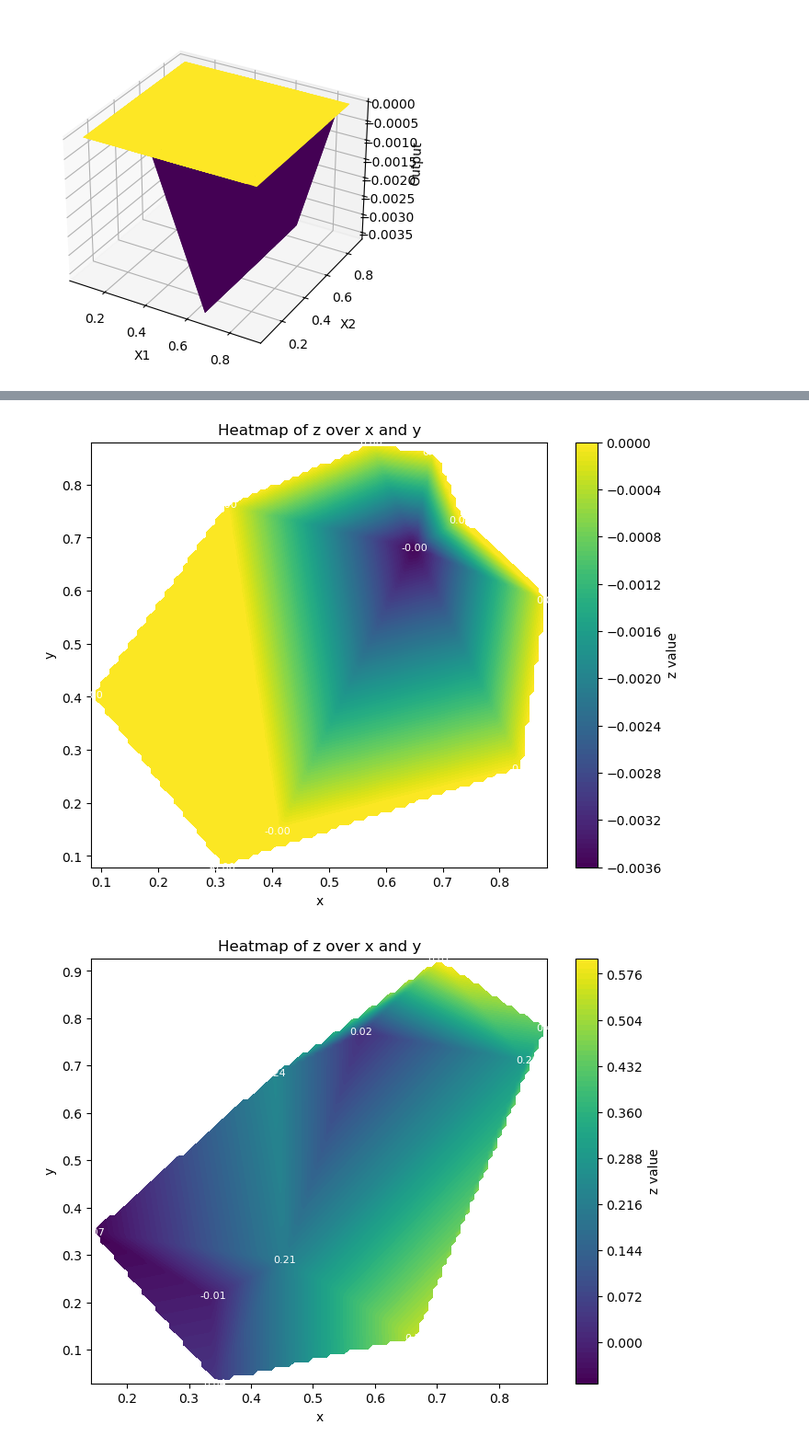
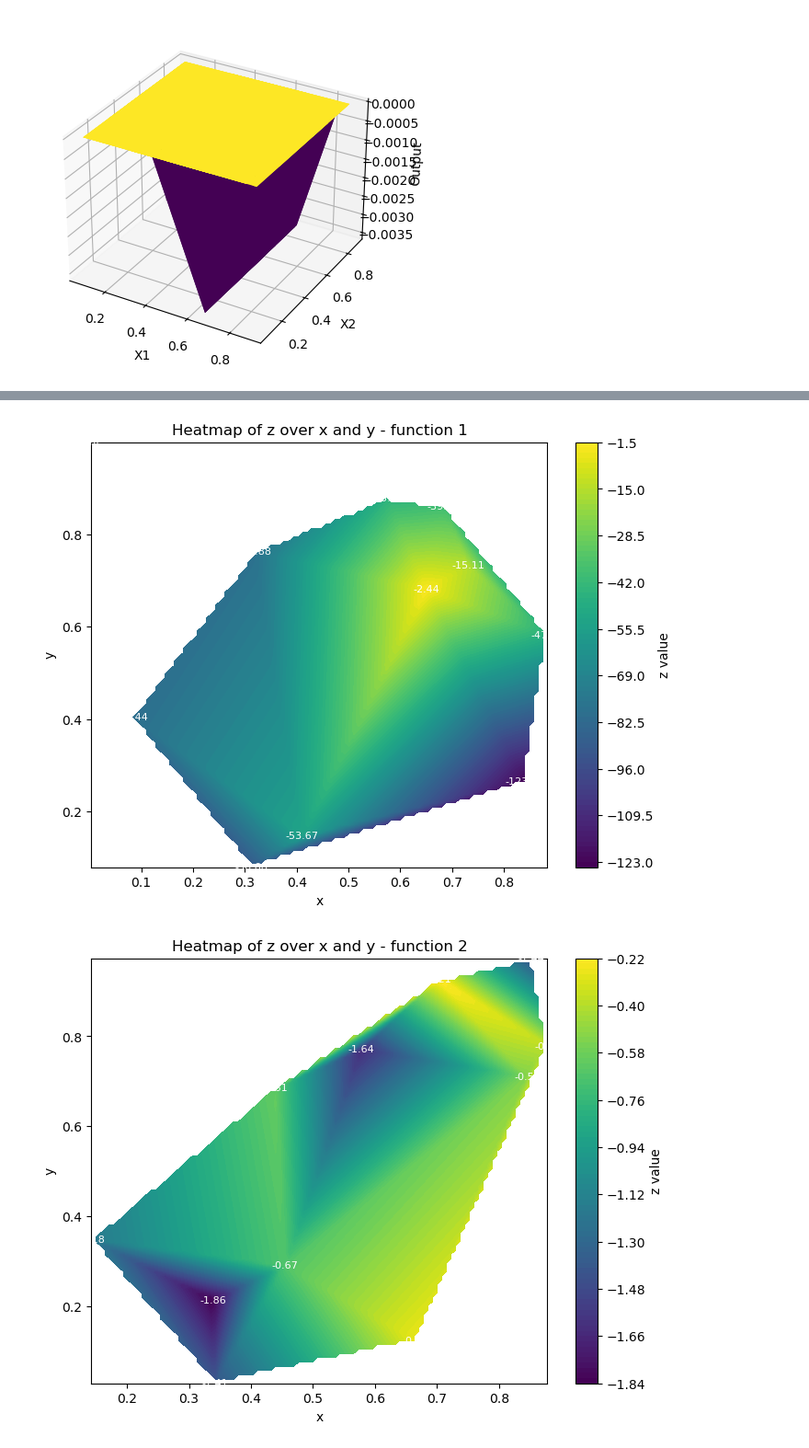
Before and after one commit to MBWestcott/MBBO, a Jupyter notebook: notebooks/0.01-mw-explore.ipynb, the cells around one changed output, grey strips where cells are left out. Shown: that part at 92% size. Cells and saved outputs as stored; diff of their text form; code cells hidden in the pictures.

```diff
--- a/notebooks/0.01-mw-explore.ipynb
+++ b/notebooks/0.01-mw-explore.ipynb
@@ -62,8 +62,20 @@ def get_function_data(function_number):
                 np.array([0.476821, 0.248196, 0.242816, 0.576157, 0.162416, 0.290926]),
                 np.array([0.221603, 0.703755, 0.674607, 0.130295, 0.376739, 0.669444, 0.136655, 0.061316])]
 
+    week2_out = [-1.2075460499722905e-18, 0.17608630702211278, -0.17239781799687137, -31.982880235497266, 1236.8846557000643, -2.451406055102475, 0.00010805707939840242, 5.178959940699899]
+    week2_in = [np.array([0.476035, 0.572563]),
+                np.array([0.641846, 0.498841]),
+                np.array([0., 0., 0.]),
+                np.array([0.953433, 0.895217, 0.812477, 0.618719]),
+                np.array([0.987523, 0.470227, 0.946409, 0.105412]),
+                np.array([3.40696e-01, 4.94179e-01, 2.10000e-05, 3.08050e-02, 9.39958e-01]),
+                np.array([0.88314 , 0.756642, 0.      , 0.      , 0.9     , 0.942719]),
+                np.array([0.993634, 0.968223, 0.979285, 0.397318, 0.965856, 0.955218, 0.006078, 0.024001])]
+
     ary_out=np.append(ary_out, week1_out[function_number-1])
+    ary_out=np.append(ary_out, week2_out[function_number-1])
     ary_in=np.vstack((ary_in, week1_in[function_number-1]))
+    ary_in=np.vstack((ary_in, week2_in[function_number-1]))
 
     return ary_in, ary_out
 
@@ -90,32 +104,36 @@ KeyboardInterrupt:
 # %%
 from scipy.interpolate import griddata
 for i in range(1,3): #heatmaps of 2d functions
     ary_in, ary_out = get_function_data(i)
     x = ary_in[:, 0]
     y = ary_in[:, 1]
     z = ary_out
 
     grid_x, grid_y = np.meshgrid(
         np.linspace(x.min(), x.max(), 100),
         np.linspace(y.min(), y.max(), 100)
     )
 
+    z = np.sqrt(z**2)
+    z = np.log10(z)
+
     # Interpolate the z values onto the grid
     grid_z = griddata((x, y), z, (grid_x, grid_y), method='linear')
+    #grid_z = np.log10(-grid_z)
 
     # Plot the heatmap
     plt.figure(figsize=(8, 6))
     plt.contourf(grid_x, grid_y, grid_z, levels=100, cmap='viridis')
     plt.colorbar(label='z value')
     for xi, yi, zi in zip(x, y, z):
         plt.text(xi, yi, f'{zi:.2f}', color='white', fontsize=8, ha='center', va='center')
     plt.xlabel('x')
     plt.ylabel('y')
-    plt.title('Heatmap of z over x and y')
+    plt.title(f'Heatmap of z over x and y - function {i}')
     plt.show()
 # %% [output]
-[figure, old version]
+[figure, new version]
-[figure, old version]
+[figure, new version]
 # %%
 
 
```
Also changed, not shown: parts of 4 cells of this notebook, 1 other file.
